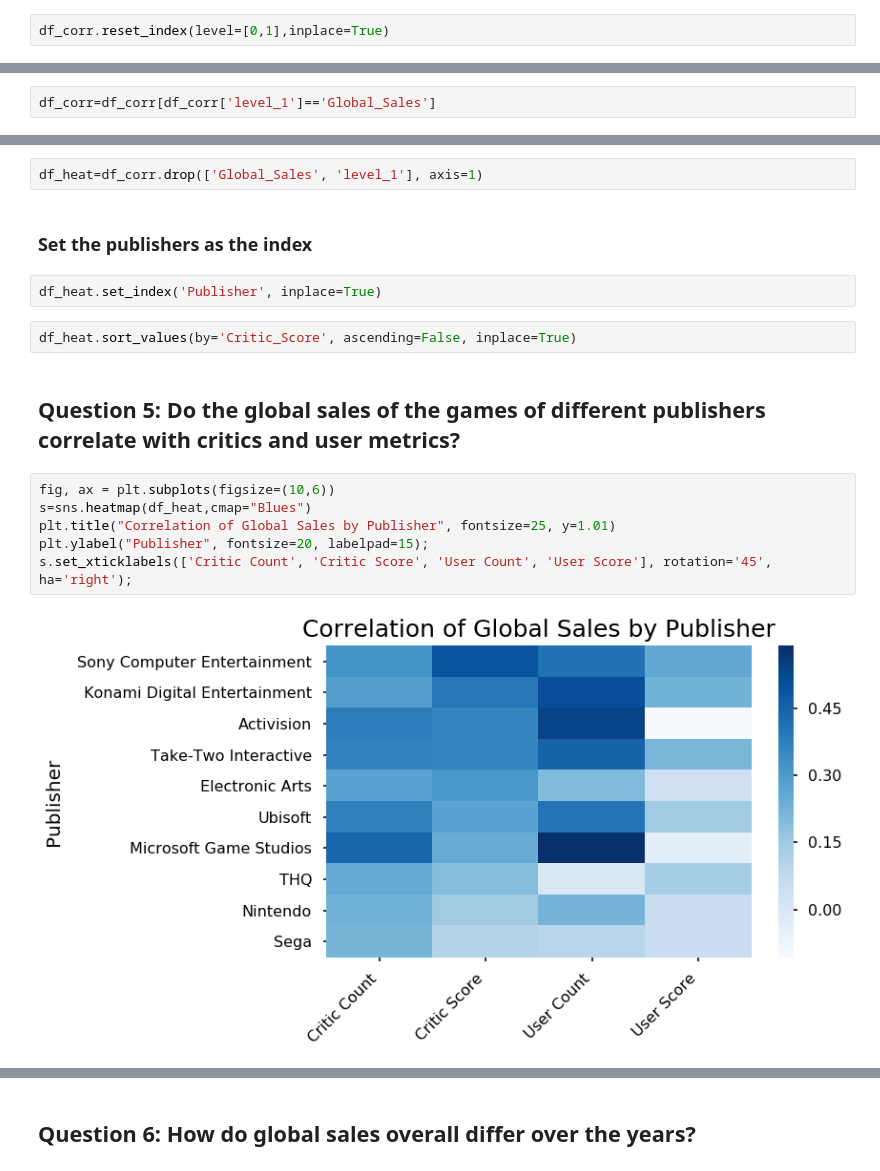
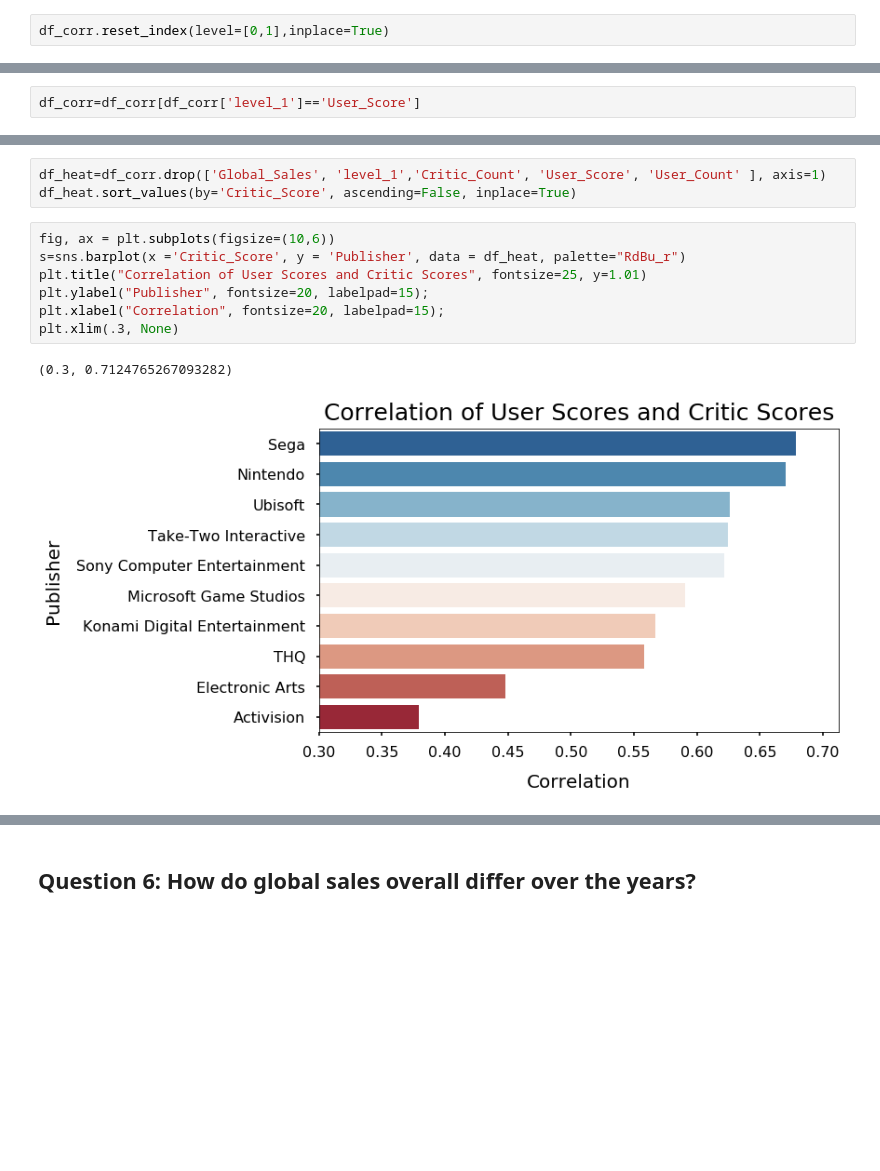
Before and after one commit to DarrellShih/Video-Game-Sales, a Jupyter notebook: VGSAles.ipynb, the cells around one changed output, grey strips where cells are left out. Drawn from its saved outputs; the diff is of its cells as text; blank space fills up the shorter version.

```diff
--- a/VGSAles.ipynb
+++ b/VGSAles.ipynb
@@ -228,3 +251,3 @@ df_corr.reset_index(level=[0,1],inplace=True)
 # %%
-df_corr=df_corr[df_corr['level_1']=='Global_Sales']
+df_corr=df_corr[df_corr['level_1']=='User_Score']
 # %% [markdown]
@@ -232,18 +255,13 @@ df_corr=df_corr[df_corr['level_1']=='Global_Sales']
 # %%
-df_heat=df_corr.drop(['Global_Sales', 'level_1'], axis=1)
+df_heat=df_corr.drop(['Global_Sales', 'level_1','Critic_Count', 'User_Score', 'User_Count' ], axis=1)
+df_heat.sort_values(by='Critic_Score', ascending=False, inplace=True)
-# %% [markdown]
-### Set the publishers as the index
-# %%
-df_heat.set_index('Publisher', inplace=True)
-# %%
-df_heat.sort_values(by='Critic_Score', ascending=False, inplace=True)
-# %% [markdown]
-## Question 5: Do the global sales of the games of different publishers correlate with critics and user metrics?
 # %%
 fig, ax = plt.subplots(figsize=(10,6))
-s=sns.heatmap(df_heat,cmap="Blues")
-plt.title("Correlation of Global Sales by Publisher", fontsize=25, y=1.01)
+s=sns.barplot(x ='Critic_Score', y = 'Publisher', data = df_heat, palette="RdBu_r")
+plt.title("Correlation of User Scores and Critic Scores", fontsize=25, y=1.01)
 plt.ylabel("Publisher", fontsize=20, labelpad=15);
-s.set_xticklabels(['Critic Count', 'Critic Score', 'User Count', 'User Score'], rotation='45', ha='right');
+plt.xlabel("Correlation", fontsize=20, labelpad=15);
+plt.xlim(.3, None)
 # %% [output]
+(0.3, 0.7124765267093282)
-[figure, old version]
+[figure, new version]
```
Also changed, not shown: parts of 14 cells of this notebook.
